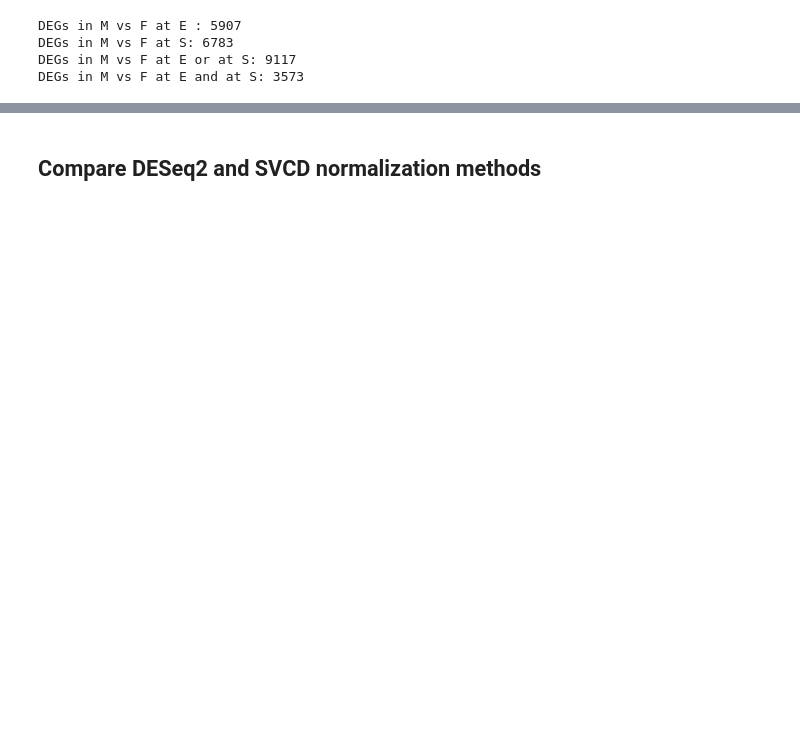
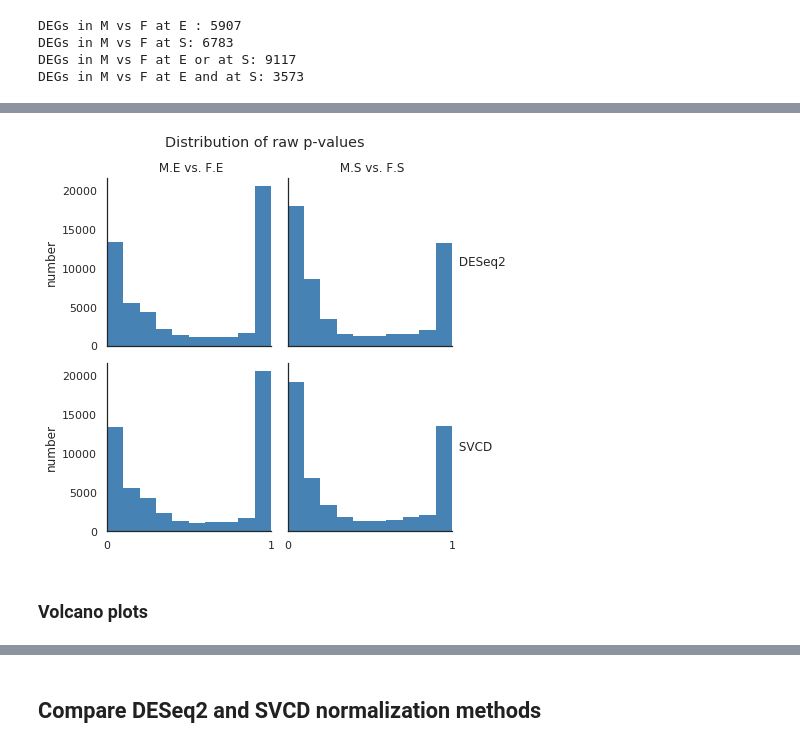
Before and after one commit to michaelpierrelee/2019-yun-pierrelee-chlorella_HS2-paper, a Jupyter notebook: notebooks/3-DE_genes.py.ipynb, the cells around one changed output, grey strips where cells are left out. Saved outputs shown, nothing was run; the diff lists cells and outputs as text; code cells hidden in the pictures; blank space fills up the shorter version.

```diff
--- a/notebooks/3-DE_genes.py.ipynb
+++ b/notebooks/3-DE_genes.py.ipynb
@@ -114,0 +145,37 @@ DEGs in M vs F at E or at S: 8214
+# %%
+pvalues = pd.concat({ r: res[r]['pvalue'] for r in res if r != 'iterm' }, axis=1
+    ).fillna(1)
+pvalues.columns = pd.MultiIndex.from_tuples( list(pvalues.columns.str.split('_')) )
+pvalues = pvalues.rename(columns={'deseq': 'DESeq2',
+                                  'svcd': 'SVCD',
+                                  'E': 'M.E vs. F.E',
+                                  'S': 'M.S vs. F.S'})
+# %%
+data = pvalues.unstack().reset_index(
+    ).rename(columns={'level_0': 'Method', 'level_1': 'Comparisons', 0: 'p-values'})
+
+g = sns.FacetGrid(data, row="Method", col="Comparisons", margin_titles=True)
+g.map(plt.hist, 'p-values', color="steelblue", linewidth=0)
+
+g.set( xlim=(0, 1), xticks=[0, 1] )
+g.set_ylabels( 'number' )
+g.set_xlabels( '' )
+g.fig.subplots_adjust( wspace=.1, hspace=.1 )
+
+for ax in g.axes.flat:
+    if ax.get_title(): ax.set_title( ax.get_title().split('=')[1] )
+    if ax.texts:
+        txt = ax.texts[0]
+        ax.text(txt.get_unitless_position()[0], txt.get_unitless_position()[1],
+                txt.get_text().split('=')[1],
+                transform=ax.transAxes,
+                va='center')
+        ax.texts[0].remove()
+
+plt.suptitle('Distribution of raw p-values', y=1.03)
+plt.savefig('../figures/raw_pvalues.png', format='png', bbox_inches='tight')
+plt.show()
+# %% [output]
+[figure, added]
+# %% [markdown]
+### Volcano plots
```
Also changed, not shown: parts of 13 cells of this notebook, 5 other files.
